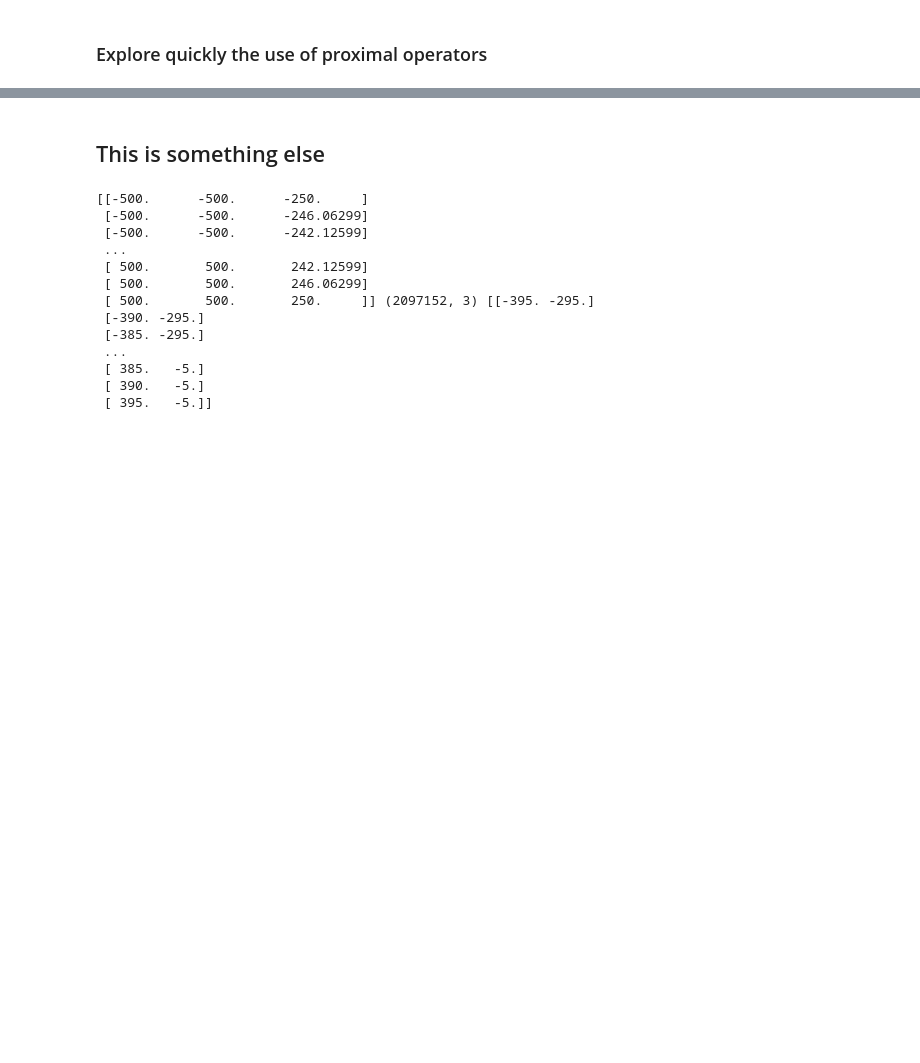
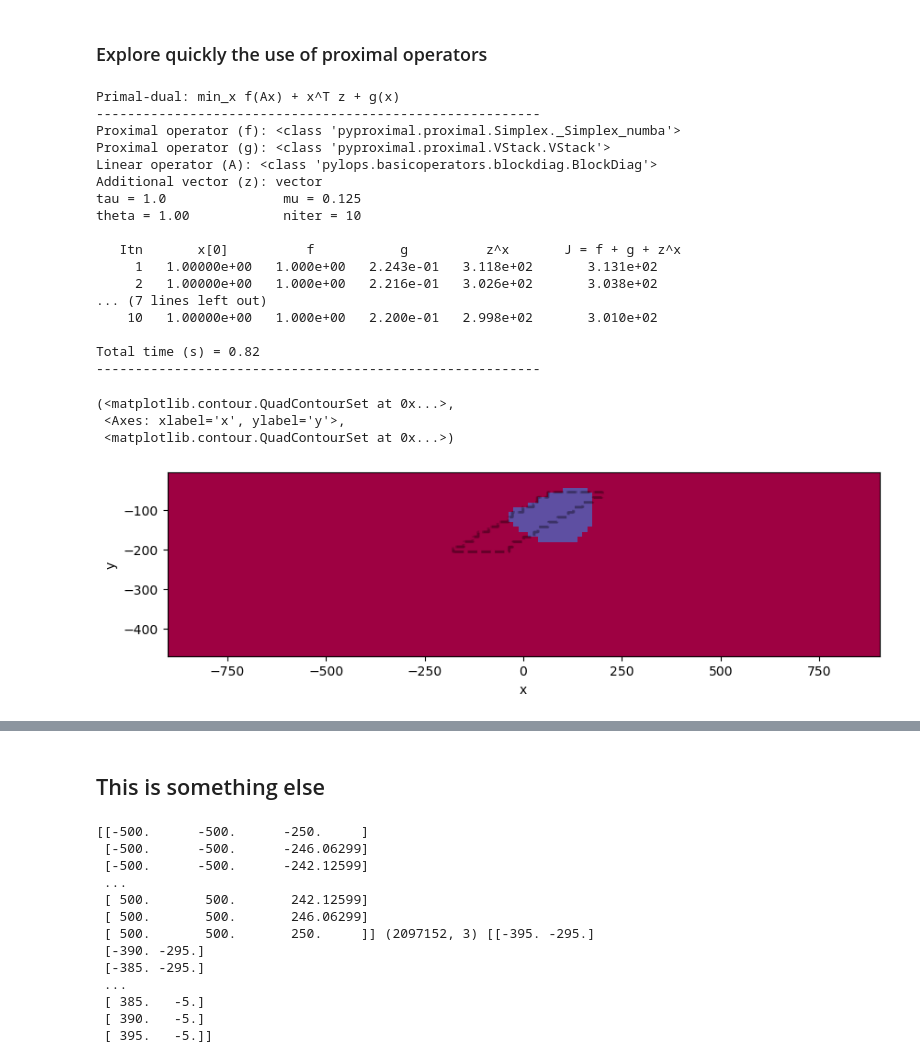
Before and after one commit to JKutt/transformers_segmentation, a Jupyter notebook: geological_segmentation/06-admm_results.ipynb, the cells around one changed output, grey strips where cells are left out. Drawn from its saved outputs; the diff is of its cells as text; code cells hidden in the pictures; blank space fills up the shorter version.

```diff
--- a/geological_segmentation/06-admm_results.ipynb
+++ b/geological_segmentation/06-admm_results.ipynb
@@ -352,26 +352,78 @@ adding dipole size: 225
 # %%
 import pylops
 import pyproximal
-ii = 2
+ii = 12
 m = np.load(f'admm_iter/model_{ii}.npy')
 
 W = (
     sp.diags(meshCore.cell_volumes**2) * meshCore.average_face_to_cell
 )
 
-g = W @ meshCore.cell_gradient @ m
+# g = W @ meshCore.cell_gradient @ m
 # z = np.load(f'admm_iter/z_variabe_{ii}.npy')
 
 # We consider now the TV norm.
-TV = pyproximal.TV(dims=(meshCore.n_cells, ), sigma=1e0)
+# TV = pyproximal.TV(dims=(meshCore.n_cells, ), sigma=1e0)
+# sigma = .2
+# l1iso = pyproximal.L21(ndim=2, sigma=sigma)
+sigma = 1e0
+kappa = 1e0
+ms_relaxed = pyproximal.proximal.RelaxedMumfordShah(sigma=sigma, kappa=kappa)
 
-tau = 1e3
-xp = TV.prox(g, tau)
+tau = 1e-4
+# xp = TV.prox(g, tau)
+# xp = l1iso.prox(m, tau)
+xp = ms_relaxed.prox(m, tau)
 
+cl = np.array([np.log(1/500), np.log(1/30)])
+ncl = len(cl)
+segpd_prob, segpd = \
+    pyproximal.optimization.segmentation.Segment(xp, cl, 1., 0.01,
+                                                 niter=10, show=True,
+                                                 kwargs_simplex=dict(engine='numba'))
+
+
+fig, ax = plt.subplots(1, 1, figsize=(10, 10))
+meshCore.plot_image(segpd, ax=ax, pcolor_opts={'cmap':'Spectral'})
+ax.axis('equal')
+utils.plot2Ddata(
+
+    meshCore.gridCC,mtrue[actcore],nx=500,ny=500,
+    contourOpts={'alpha':0},
+    #clim=[0,5],
+    ax=ax,
+    level=True,
+    ncontour=2,
+    levelOpts={'colors':'k','linewidths':2,'linestyles':'--', 'alpha':0.2},
+    method='nearest'
+
+)
 # plt.figure(figsize=(7, 2))
 # plt.plot(x, x, 'k', lw=2, label='x')
 # plt.plot(x, xp, 'r', lw=2, label='prox(x)')
 # plt.xlabel('x')
 # plt.title(r'$||x||_{TV}$')
 # plt.legend()
 # plt.tight_layout()
+# %% [output]
+Primal-dual: min_x f(Ax) + x^T z + g(x)
+---------------------------------------------------------
+Proximal operator (f): <class 'pyproximal.proximal.Simplex._Simplex_numba'>
+Proximal operator (g): <class 'pyproximal.proximal.VStack.VStack'>
+Linear operator (A): <class 'pylops.basicoperators.blockdiag.BlockDiag'>
+Additional vector (z): vector
+tau = 1.0               mu = 0.125
+theta = 1.00            niter = 10
+
+   Itn       x[0]          f           g          z^x       J = f + g + z^x
+     1   1.00000e+00   1.000e+00   2.243e-01   3.118e+02       3.131e+02
+     2   1.00000e+00   1.000e+00   2.216e-01   3.026e+02       3.038e+02
+... (7 lines left out)
+    10   1.00000e+00   1.000e+00   2.200e-01   2.998e+02       3.010e+02
+
+Total time (s) = 0.82
+---------------------------------------------------------
+(<matplotlib.contour.QuadContourSet at 0x...>,
+ <Axes: xlabel='x', ylabel='y'>,
+ <matplotlib.contour.QuadContourSet at 0x...>)
+[figure, added]
```
Also changed, not shown: parts of 7 cells of this notebook.
